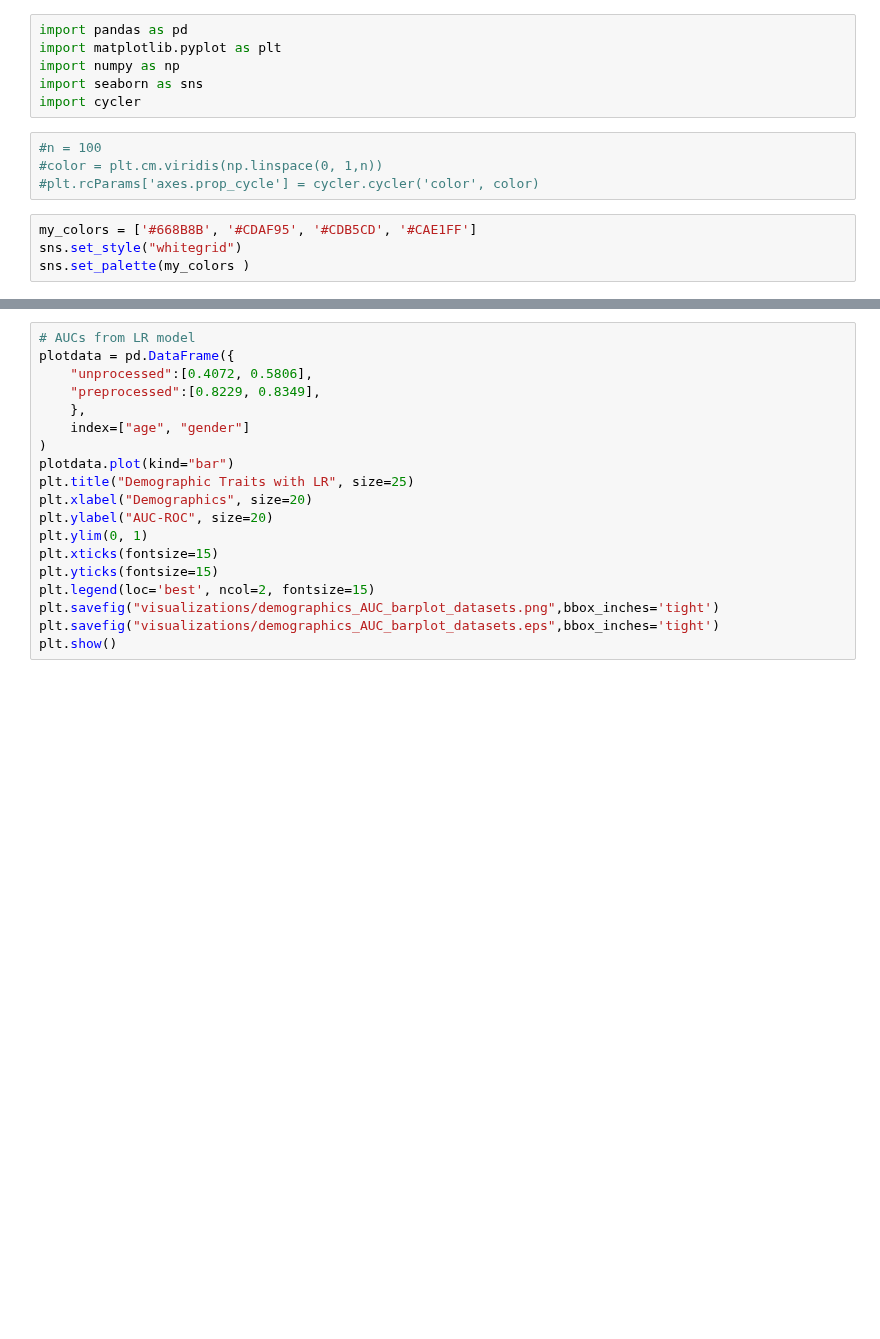
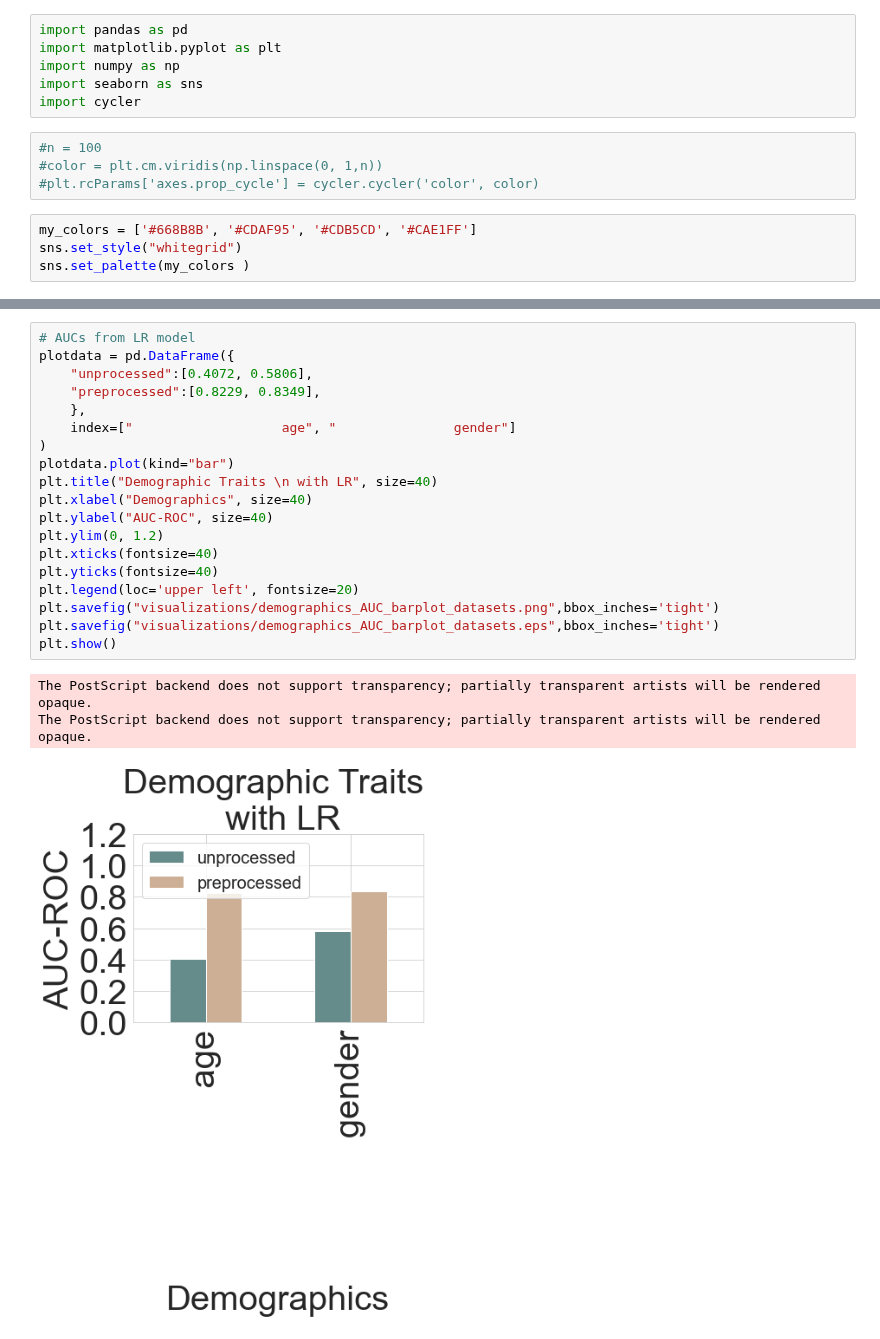
Before and after one commit to kcristinaa/RAIS-miniproject, a Jupyter notebook: notebooks_correlations_and_visualizations/barplots_models_results.ipynb, the cells around one changed output, grey strips where cells are left out. Saved outputs shown, nothing was run; the diff lists cells and outputs as text; blank space fills up the shorter version.

```diff
--- a/notebooks_correlations_and_visualizations/barplots_models_results.ipynb
+++ b/notebooks_correlations_and_visualizations/barplots_models_results.ipynb
@@ -54,22 +62,26 @@ plt.show()
 # %%
 # AUCs from LR model
 plotdata = pd.DataFrame({
     "unprocessed":[0.4072, 0.5806],
     "preprocessed":[0.8229, 0.8349],
     },
-    index=["age", "gender"]
+    index=["                   age", "               gender"]
 )
 plotdata.plot(kind="bar")
-plt.title("Demographic Traits with LR", size=25)
-plt.xlabel("Demographics", size=20)
-plt.ylabel("AUC-ROC", size=20)
-plt.ylim(0, 1)
-plt.xticks(fontsize=15)
-plt.yticks(fontsize=15)
-plt.legend(loc='best', ncol=2, fontsize=15)
+plt.title("Demographic Traits \n with LR", size=40)
+plt.xlabel("Demographics", size=40)
+plt.ylabel("AUC-ROC", size=40)
+plt.ylim(0, 1.2)
+plt.xticks(fontsize=40)
+plt.yticks(fontsize=40)
+plt.legend(loc='upper left', fontsize=20)
 plt.savefig("visualizations/demographics_AUC_barplot_datasets.png",bbox_inches='tight')
 plt.savefig("visualizations/demographics_AUC_barplot_datasets.eps",bbox_inches='tight')
 plt.show()
+# %% [output]
+The PostScript backend does not support transparency; partially transparent artists will be rendered opaque.
+The PostScript backend does not support transparency; partially transparent artists will be rendered opaque.
+[figure, added]
 # %%
 # AUCs from RF model
 plotdata = pd.DataFrame({
```
Also changed, not shown: parts of 4 cells of this notebook, 12 other files.
